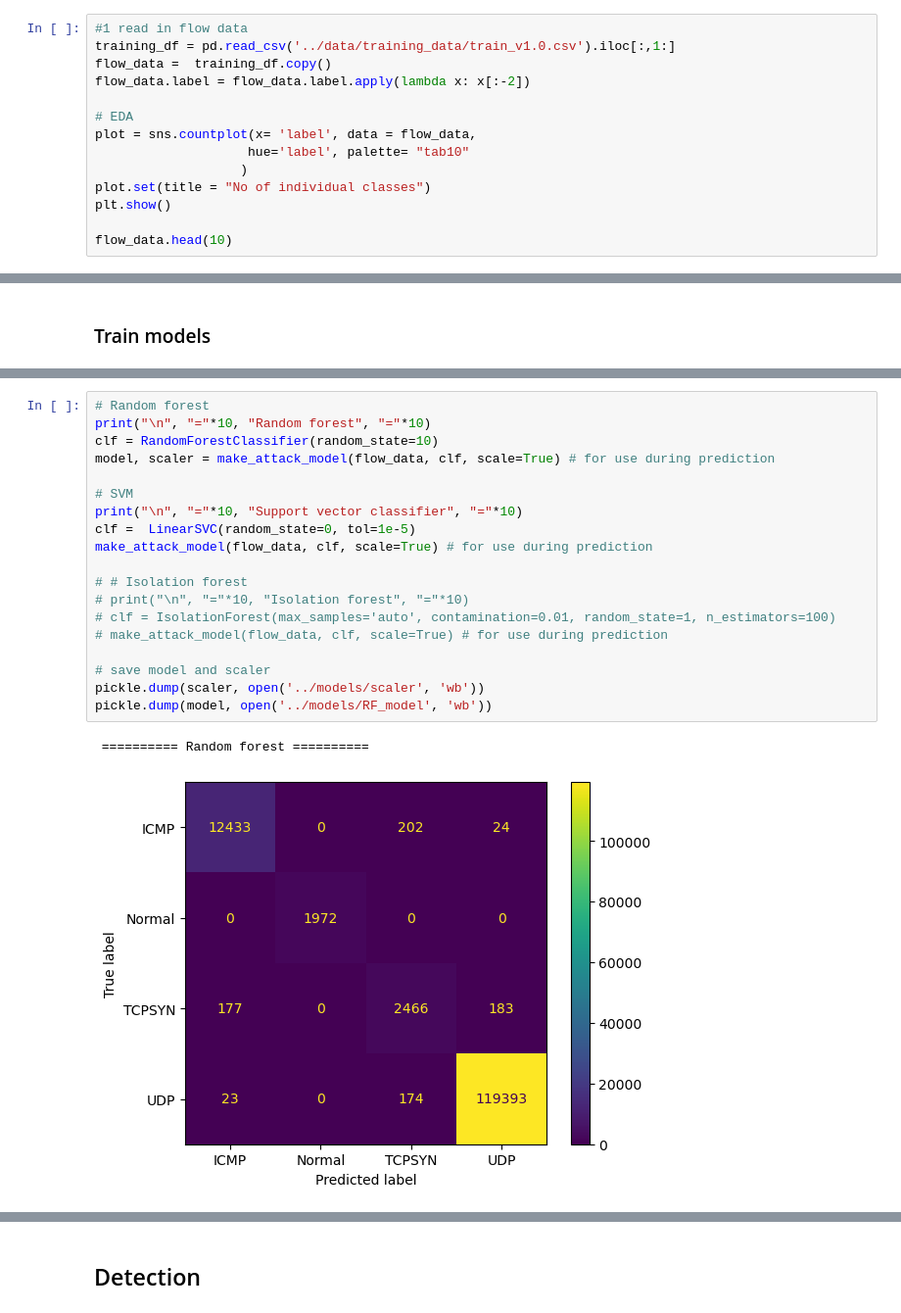
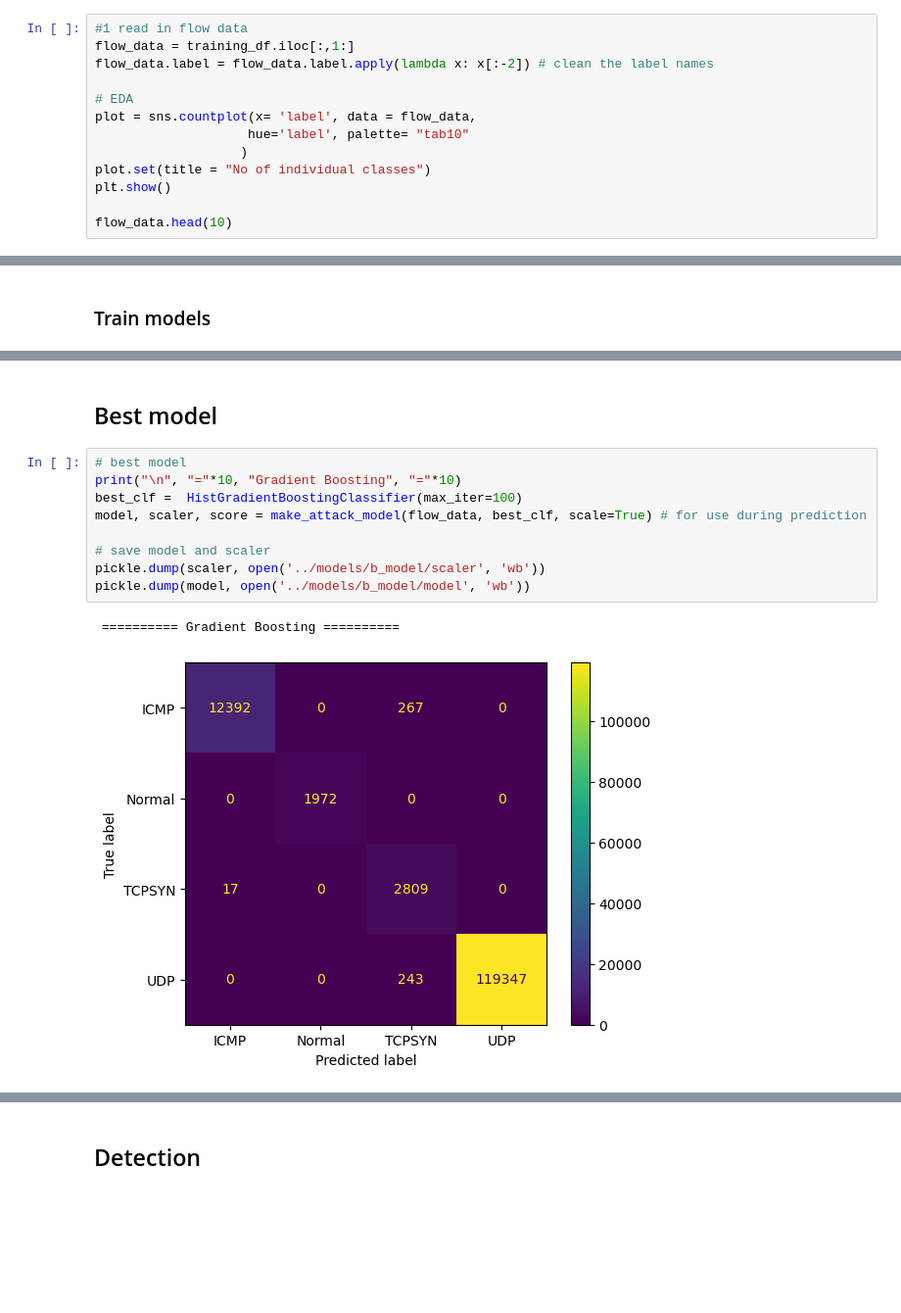
Before and after one commit to asegun-cod/smart-home-device-cyberattack-detection, a Jupyter notebook: Attack_detection_tool/Attack_detection_tool.ipynb, the cells around one changed output, grey strips where cells are left out. Shown: that part at 98% size. Cells and saved outputs as stored; diff of their text form; blank space fills up the shorter version.

```diff
--- a/Attack_detection_tool/Attack_detection_tool.ipynb
+++ b/Attack_detection_tool/Attack_detection_tool.ipynb
@@ -74,9 +79,8 @@ training_df
 ### EDA
 # %%
 #1 read in flow data
-training_df = pd.read_csv('../data/training_data/train_v1.0.csv').iloc[:,1:]
-flow_data =  training_df.copy()
-flow_data.label = flow_data.label.apply(lambda x: x[:-2])
+flow_data = training_df.iloc[:,1:]
+flow_data.label = flow_data.label.apply(lambda x: x[:-2]) # clean the label names
 
 # EDA
 plot = sns.countplot(x= 'label', data = flow_data,
@@ -104,23 +222,15 @@ flow_data.head(10)
+# %% [markdown]
+## Best model
 # %%
-# Random forest
-print("\n", "="*10, "Random forest", "="*10)
-clf = RandomForestClassifier(random_state=10)
-model, scaler = make_attack_model(flow_data, clf, scale=True) # for use during prediction
-
-# SVM
-print("\n", "="*10, "Support vector classifier", "="*10)
-clf =  LinearSVC(random_state=0, tol=1e-5)
-make_attack_model(flow_data, clf, scale=True) # for use during prediction
-
-# # Isolation forest
-# print("\n", "="*10, "Isolation forest", "="*10)
-# clf = IsolationForest(max_samples='auto', contamination=0.01, random_state=1, n_estimators=100)
-# make_attack_model(flow_data, clf, scale=True) # for use during prediction
+# best model
+print("\n", "="*10, "Gradient Boosting", "="*10)
+best_clf =  HistGradientBoostingClassifier(max_iter=100)
+model, scaler, score = make_attack_model(flow_data, best_clf, scale=True) # for use during prediction
 
 # save model and scaler
-pickle.dump(scaler, open('../models/scaler', 'wb'))
-pickle.dump(model, open('../models/RF_model', 'wb'))
+pickle.dump(scaler, open('../models/b_model/scaler', 'wb'))
+pickle.dump(model, open('../models/b_model/model', 'wb'))
 # %% [output]
- ========== Random forest ==========
+ ========== Gradient Boosting ==========
-[figure, old version]
+[figure, new version]
                 ICMP  Normal    TCPSYN         UDP
```
Also changed, not shown: parts of 9 cells of this notebook, 3 other files.
